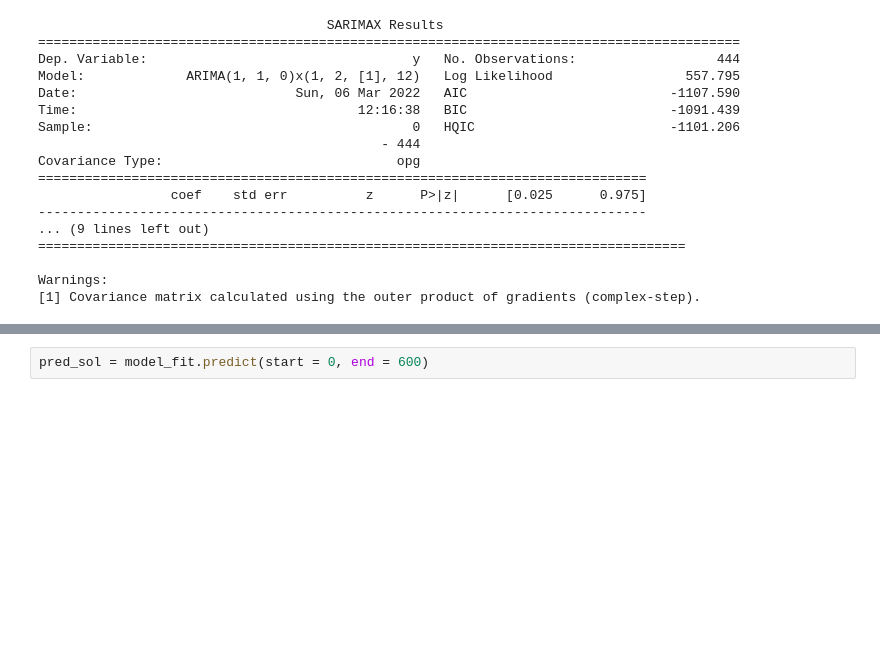
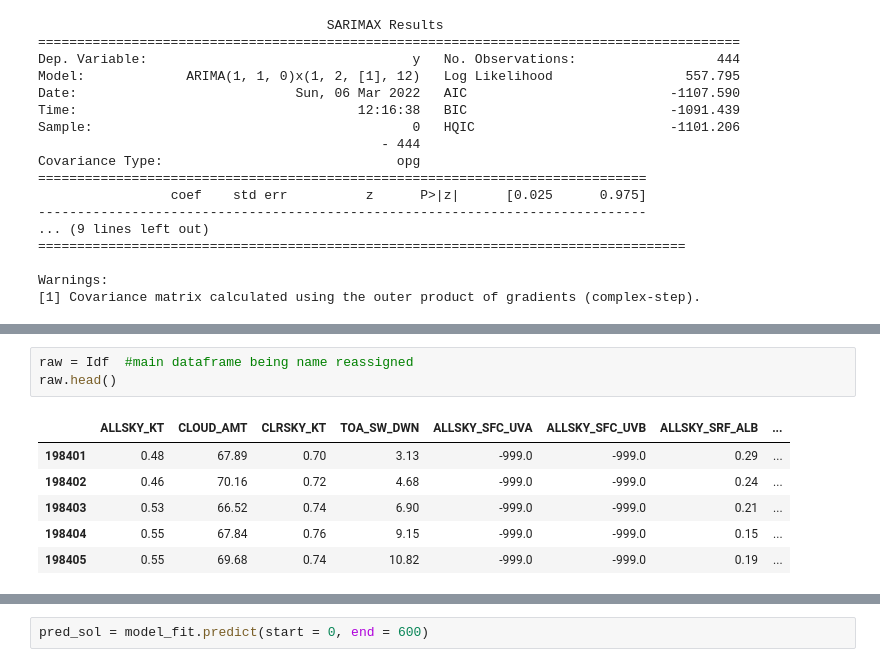
Before and after one commit to Solar-Wind-ML-DIRECT-2022-Project/2022-Project-Repo, a Jupyter notebook: SERF/SERF.ipynb, the cells around one changed output, grey strips where cells are left out. Cells and saved outputs as stored; diff of their text form; blank space fills up the shorter version.

```diff
--- a/SERF/SERF.ipynb
+++ b/SERF/SERF.ipynb
@@ -319,0 +356,10 @@ Currently being worked on by @Spencer-Cira
+# %%
+raw = Idf  #main dataframe being name reassigned
+raw.head()
+# %% [output]
+|  | ALLSKY_KT | CLOUD_AMT | CLRSKY_KT | TOA_SW_DWN | ALLSKY_SFC_UVA | ALLSKY_SFC_UVB | ALLSKY_SRF_ALB | ... |
+| 198401 | 0.48 | 67.89 | 0.70 | 3.13 | -999.0 | -999.0 | 0.29 | ... |
+| 198402 | 0.46 | 70.16 | 0.72 | 4.68 | -999.0 | -999.0 | 0.24 | ... |
+| 198403 | 0.53 | 66.52 | 0.74 | 6.90 | -999.0 | -999.0 | 0.21 | ... |
+| 198404 | 0.55 | 67.84 | 0.76 | 9.15 | -999.0 | -999.0 | 0.15 | ... |
+| 198405 | 0.55 | 69.68 | 0.74 | 10.82 | -999.0 | -999.0 | 0.19 | ... |
```
Also changed, not shown: parts of 31 cells of this notebook.
